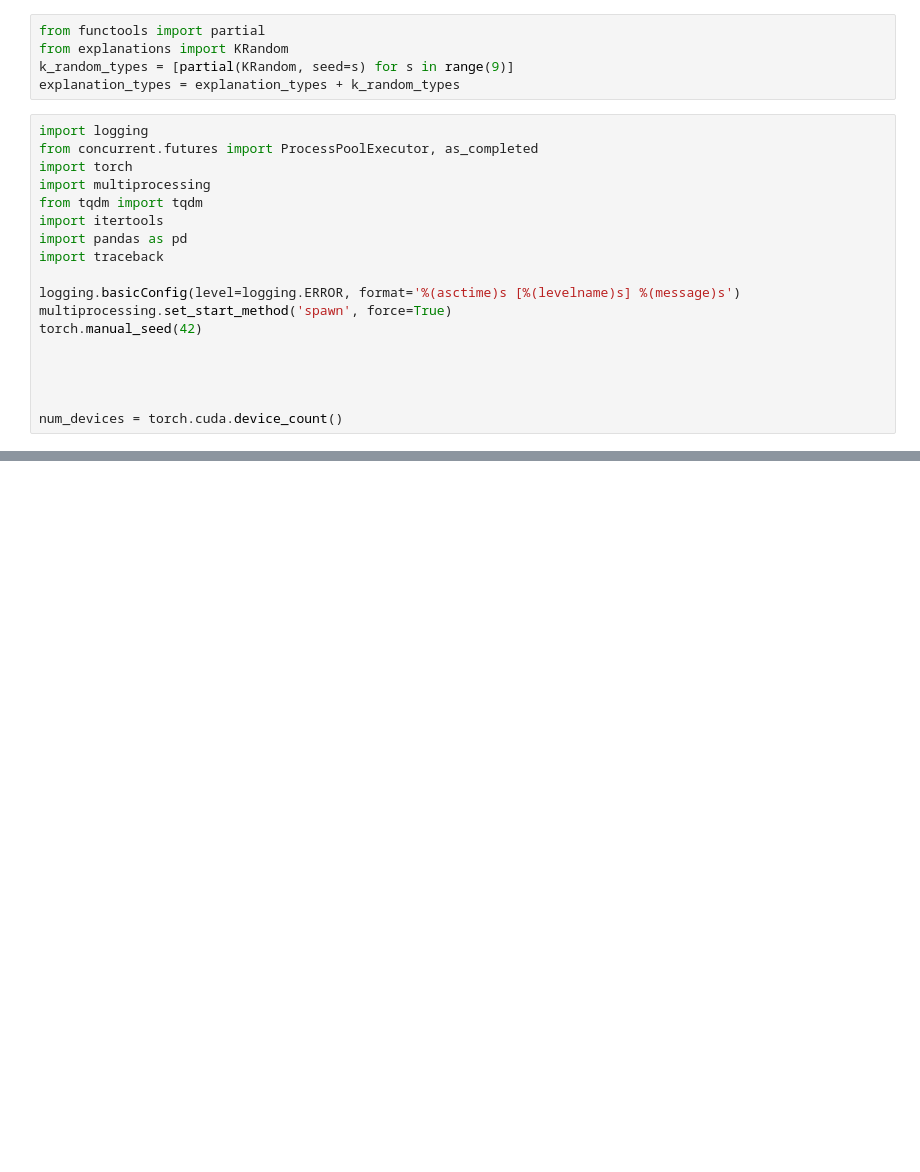
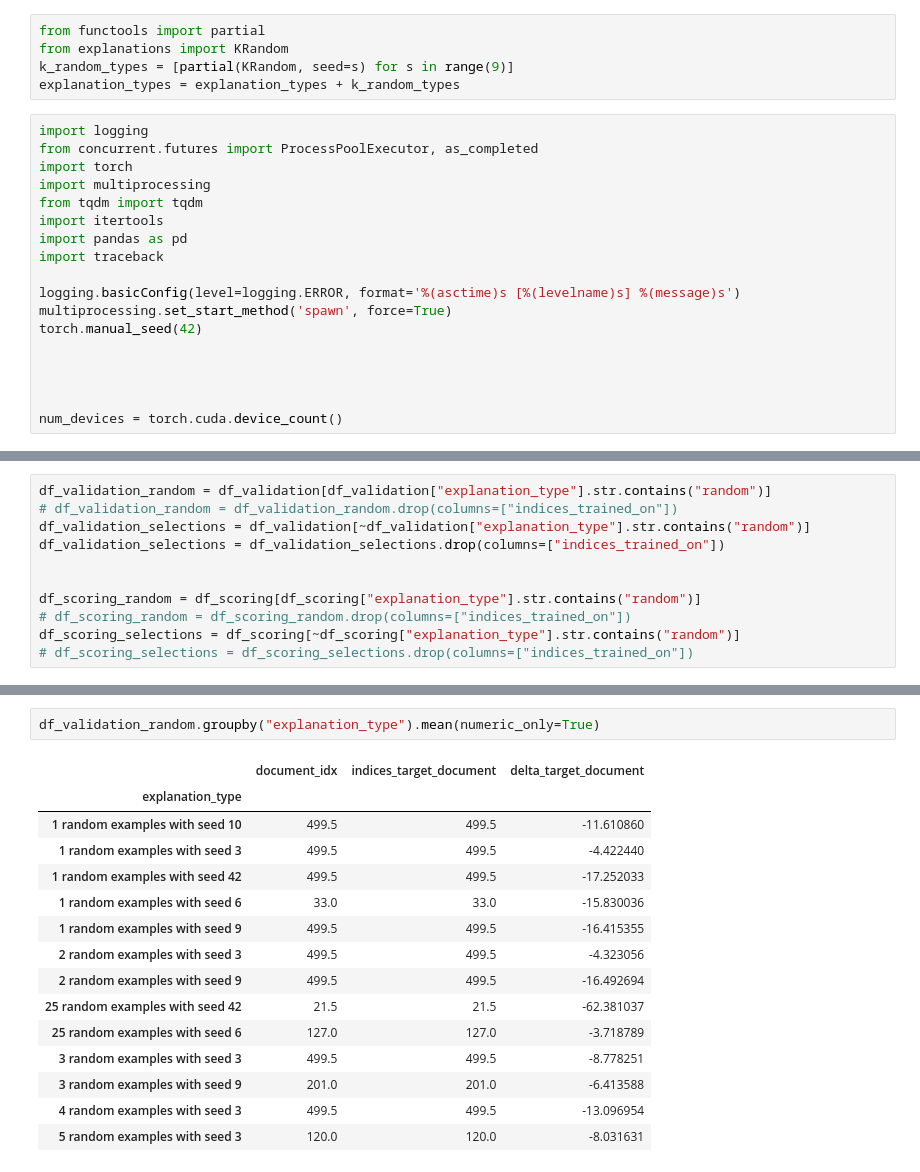
Before and after one commit to loris3/ceelm, a Jupyter notebook: validation.ipynb, the cells around one changed output, grey strips where cells are left out. Cells and saved outputs as stored; diff of their text form; blank space fills up the shorter version.

Commit message:
validation setup overhaul

```diff
--- a/validation.ipynb
+++ b/validation.ipynb
@@ -366,0 +225,11 @@ df_scoring = pd.read_parquet("./cache/scoring/partial/")
+# %%
+df_validation_random = df_validation[df_validation["explanation_type"].str.contains("random")]
+# df_validation_random = df_validation_random.drop(columns=["indices_trained_on"])
+df_validation_selections = df_validation[~df_validation["explanation_type"].str.contains("random")]
+df_validation_selections = df_validation_selections.drop(columns=["indices_trained_on"])
+
+
+df_scoring_random = df_scoring[df_scoring["explanation_type"].str.contains("random")]
+# df_scoring_random = df_scoring_random.drop(columns=["indices_trained_on"])
+df_scoring_selections = df_scoring[~df_scoring["explanation_type"].str.contains("random")]
+# df_scoring_selections = df_scoring_selections.drop(columns=["indices_trained_on"])
@@ -366,0 +246,18 @@ df_scoring = pd.read_parquet("./cache/scoring/partial/")
+# %%
+df_validation_random.groupby("explanation_type").mean(numeric_only=True)
+# %% [output]
+|  | document_idx | indices_target_document | delta_target_document |
+| explanation_type |  |  |  |
+| 1 random examples with seed 10 | 499.5 | 499.5 | -11.610860 |
+| 1 random examples with seed 3 | 499.5 | 499.5 | -4.422440 |
+| 1 random examples with seed 42 | 499.5 | 499.5 | -17.252033 |
+| 1 random examples with seed 6 | 33.0 | 33.0 | -15.830036 |
+| 1 random examples with seed 9 | 499.5 | 499.5 | -16.415355 |
+| 2 random examples with seed 3 | 499.5 | 499.5 | -4.323056 |
+| 2 random examples with seed 9 | 499.5 | 499.5 | -16.492694 |
+| 25 random examples with seed 42 | 21.5 | 21.5 | -62.381037 |
+| 25 random examples with seed 6 | 127.0 | 127.0 | -3.718789 |
+| 3 random examples with seed 3 | 499.5 | 499.5 | -8.778251 |
+| 3 random examples with seed 9 | 201.0 | 201.0 | -6.413588 |
+| 4 random examples with seed 3 | 499.5 | 499.5 | -13.096954 |
+| 5 random examples with seed 3 | 120.0 | 120.0 | -8.031631 |
```
Also changed, not shown: parts of 27 cells of this notebook, 20 other files.
